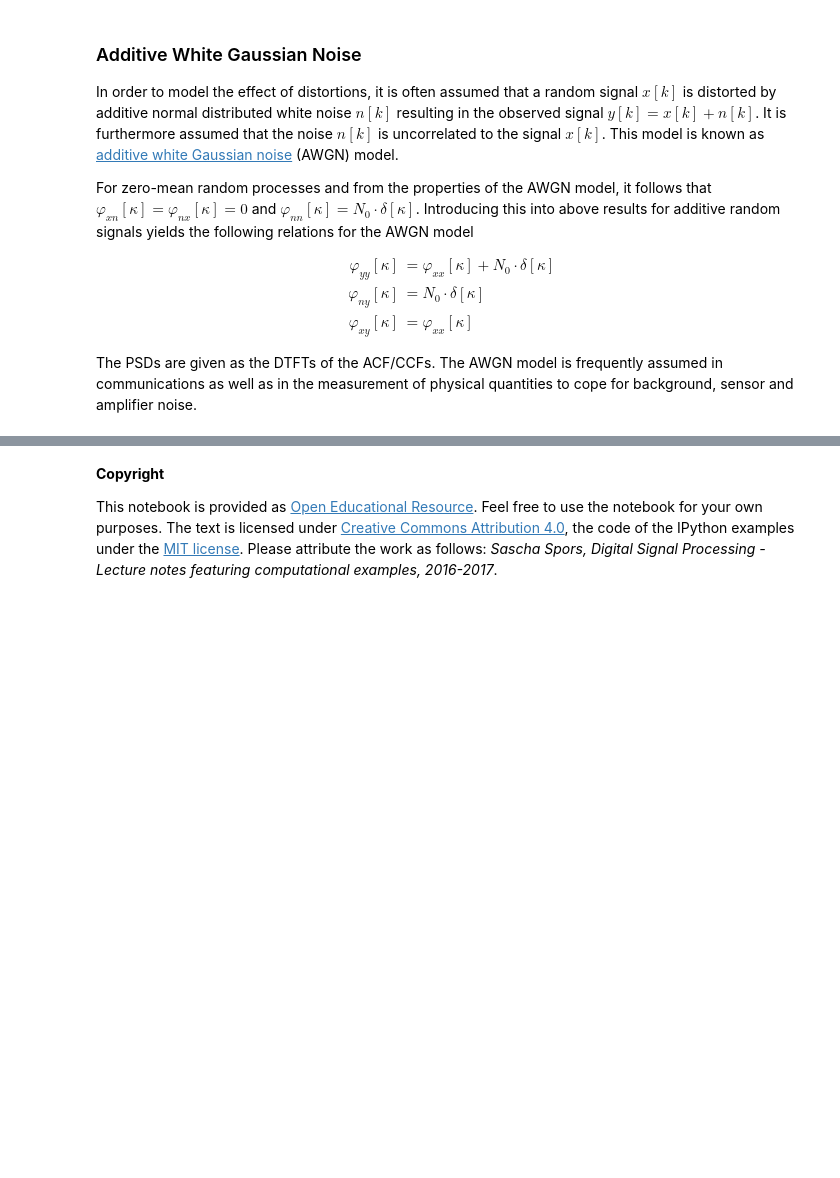
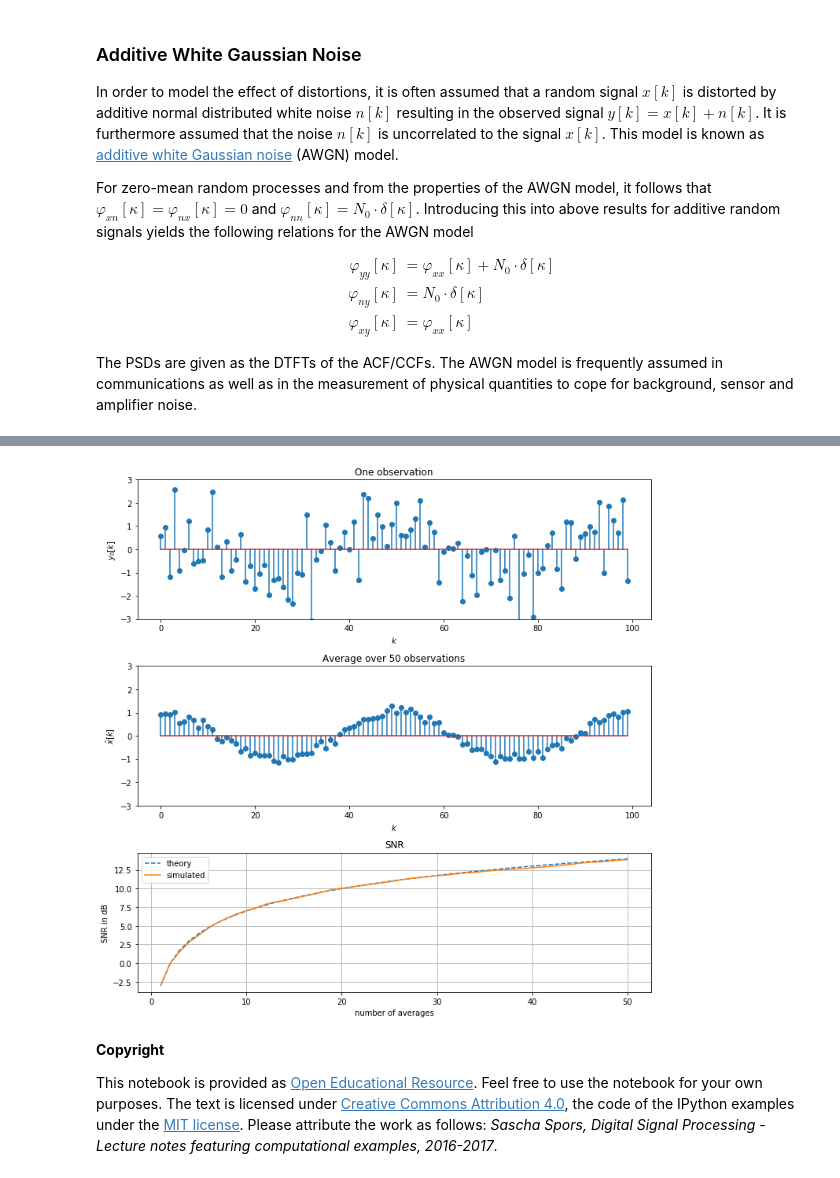
Before and after one commit to spatialaudio/digital-signal-processing-lecture, a Jupyter notebook: random_signals/superposition.ipynb, the cells around one changed output, grey strips where cells are left out. Cells and saved outputs as stored; diff of their text form; code cells hidden in the pictures; blank space fills up the shorter version.

```diff
--- a/random_signals/superposition.ipynb
+++ b/random_signals/superposition.ipynb
@@ -221,3 +285,51 @@ Introducing this into the relations for the AWGN model, the ACF of the superposi
+# %%
+K = 1024  # number of samples
+Nmax = 50  # number of observations
+
+# generate signals
+x = np.cos(2*np.pi/50 * np.arange(N))
+np.random.seed(2)
+n = np.random.normal(size=(Nmax, K))
+# AWGN model
+y = np.tile(x, (Nmax,1)) + n
+# repeated averaging up to Nmax
+xhat = np.zeros_like(y)
+for i in range(Nmax):
+    xhat[i, :] = 1/(i+1) * np.sum(y[:i+1, :], axis=0)
+# compute SNR for all averages
+Px = np.var(x)
+Pn = np.var(xhat - x, axis=1)
+SNR = 10*np.log10(Px/Pn)
+
+# plot results
+plt.figure(figsize=(10, 10))
+
+plt.subplot(311)
+plt.stem(y[0, :100])
+plt.title('One observation')
+plt.xlabel(r'$k$')
+plt.ylabel(r'$y_0[k]$')
+plt.ylim([-3, 3])
+
+plt.subplot(312)
+plt.stem(xhat[Nmax-1, :100])
+plt.title('Average over {:2.0f} observations'.format(Nmax))
+plt.xlabel(r'$k$')
+plt.ylabel(r'$\hat{x}[k]$')
+plt.ylim([-3, 3])
+
+plt.subplot(313)
+plt.plot(range(1, Nmax+1), 10*np.log10(Px * range(1, Nmax+1)), '--', label='theory')
+plt.plot(range(1, Nmax+1), SNR, label='simulated')
+plt.title('SNR')
+plt.xlabel('number of averages')
+plt.ylabel('SNR in dB')
+plt.grid()
+plt.legend()
+
+plt.tight_layout()
+# %% [output]
+[figure, added]
 # %% [markdown]
 
 **Copyright**
```
Also changed, not shown: parts of 5 cells of this notebook.
